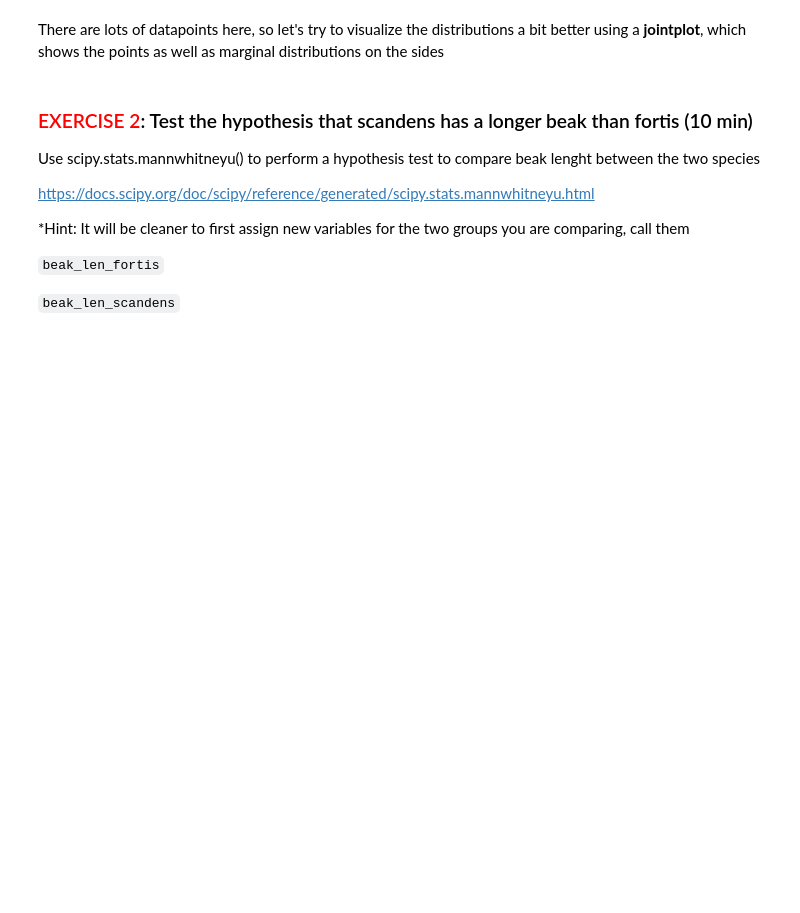
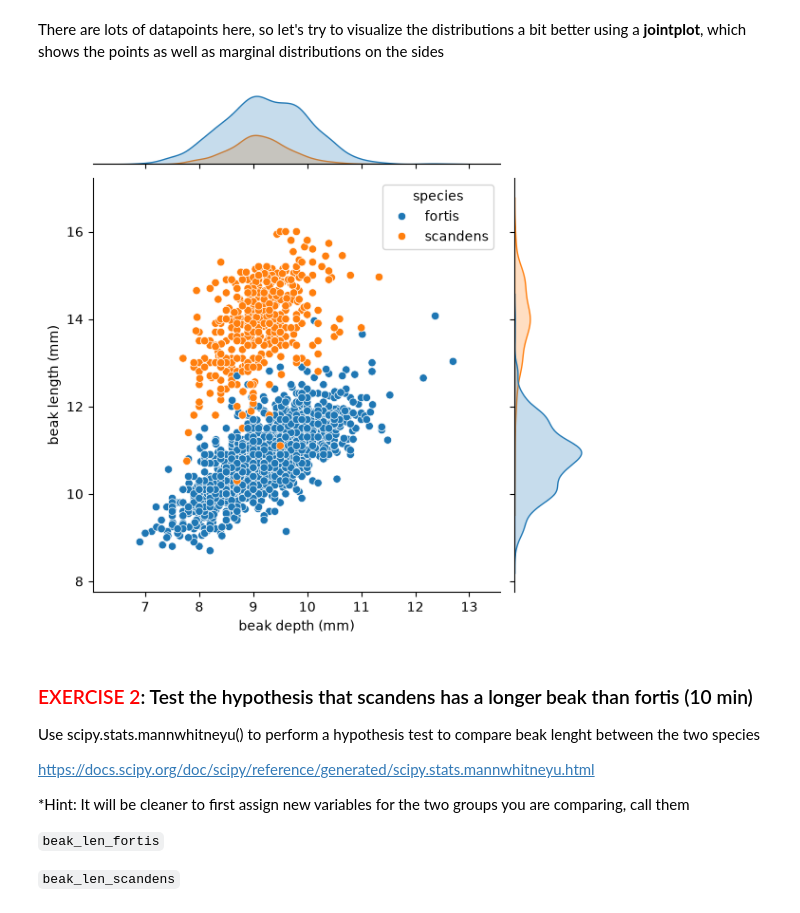
Before and after one commit to HeroHTML5/ABIO558-Ad, a Jupyter notebook: miniproject_1_tutorial_blank.ipynb, the cells around one changed output. Drawn from its saved outputs; the diff is of its cells as text; code cells hidden in the pictures; blank space fills up the shorter version.

```diff
--- a/miniproject_1_tutorial_blank.ipynb
+++ b/miniproject_1_tutorial_blank.ipynb
@@ -149,5 +151,17 @@ Let's see if we can see a difference between these species using a scatter plot
 # %% [markdown]
 There are lots of datapoints here, so let's try to visualize the distributions a bit better using a **jointplot**, which shows the points as well as marginal distributions on the sides
+# %%
+beak_jointplot = sns.jointplot(
+    data=beak_df,
+    x='beak depth (mm)',
+    y='beak length (mm)',
+    hue='species',
+    height=6
+)
+
+plt.show()
+# %% [output]
+[figure, added]
 # %% [markdown]
 ### <span style='color:red;'>EXERCISE 2</span>: Test the hypothesis that scandens has a longer beak than fortis (10 min)
 Use scipy.stats.mannwhitneyu() to perform a hypothesis test to compare beak lenght between the two species
```
Also changed, not shown: parts of 5 cells of this notebook, 4 other files.
